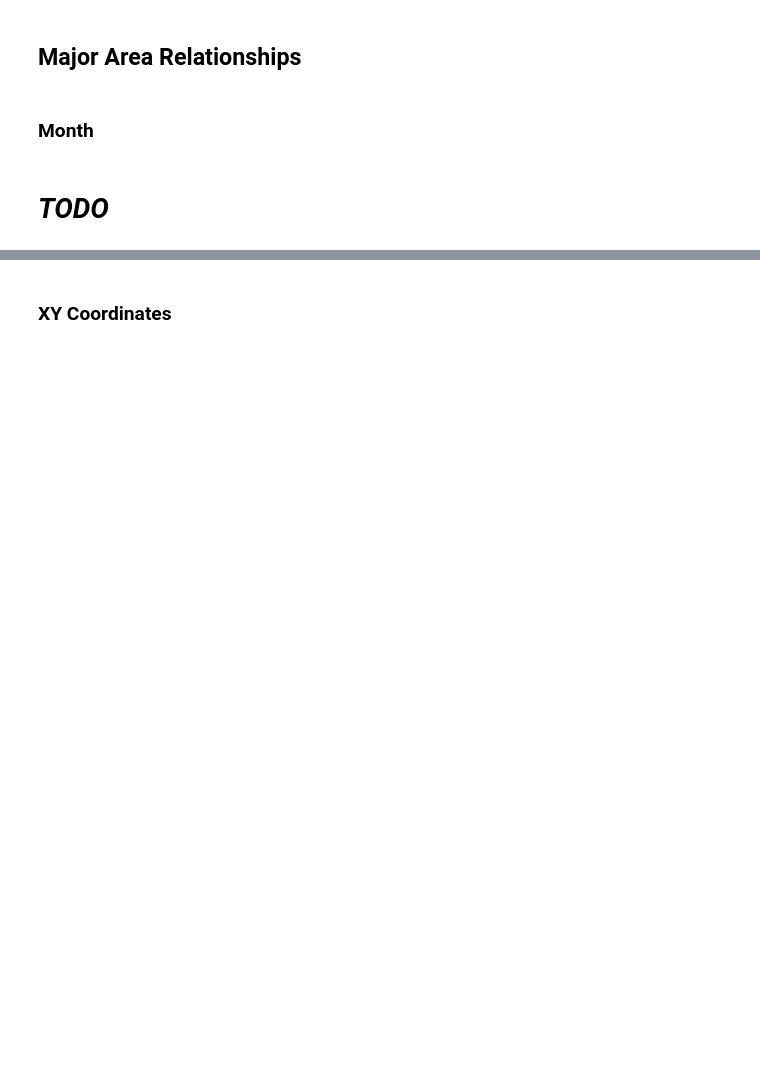
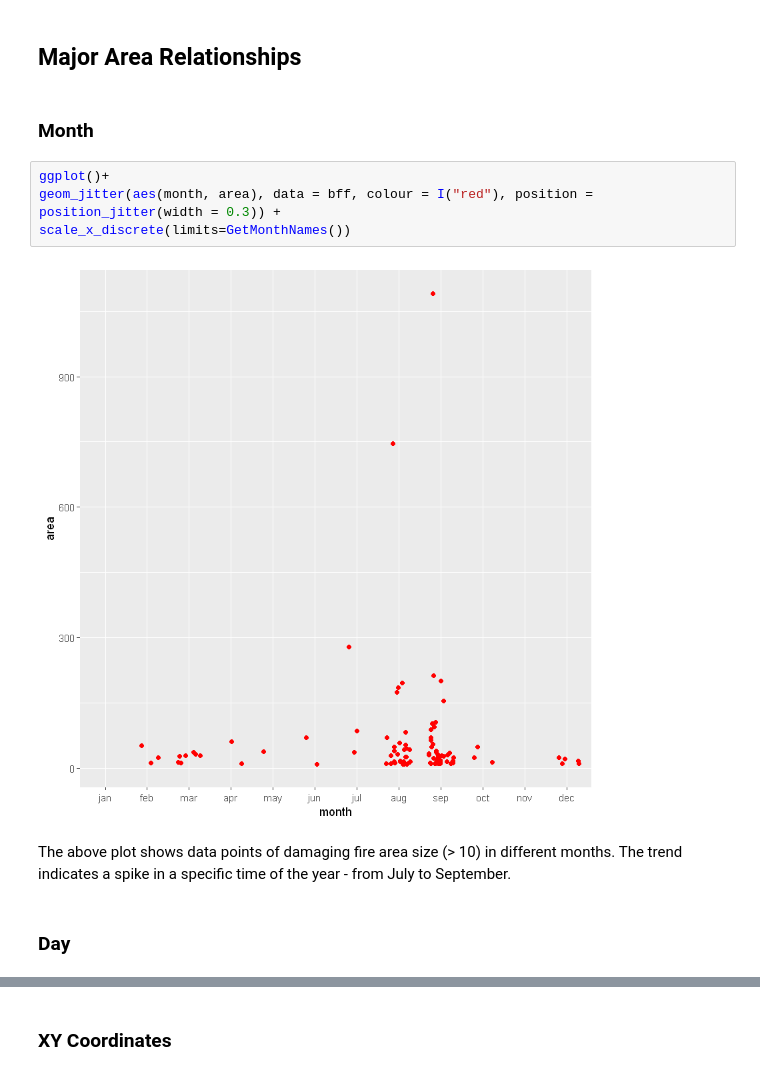
Before and after one commit to hyunchul78/w203_lab1, a Jupyter notebook: majumder_mitchell_kim_lab1.ipynb, the cells around one changed output, grey strips where cells are left out. Saved outputs shown, nothing was run; the diff lists cells and outputs as text; blank space fills up the shorter version.

```diff
--- a/majumder_mitchell_kim_lab1.ipynb
+++ b/majumder_mitchell_kim_lab1.ipynb
@@ -313,5 +313,13 @@ Here is a master matrix of all of the variables.  There are a few important thin
 ## Major Area Relationships
 # %% [markdown]
 ### Month
+# %%
+ggplot()+
+geom_jitter(aes(month, area), data = bff, colour = I("red"), position = position_jitter(width = 0.3)) +
+scale_x_discrete(limits=GetMonthNames())
+# %% [output]
+[figure, added]
+# %% [markdown]
+The above plot shows data points of damaging fire area size (> 10) in different months. The trend indicates a spike in a specific time of the year - from July to September.
 # %% [markdown]
-# _TODO_
+### Day
```
Also changed, not shown: parts of 42 cells of this notebook.
